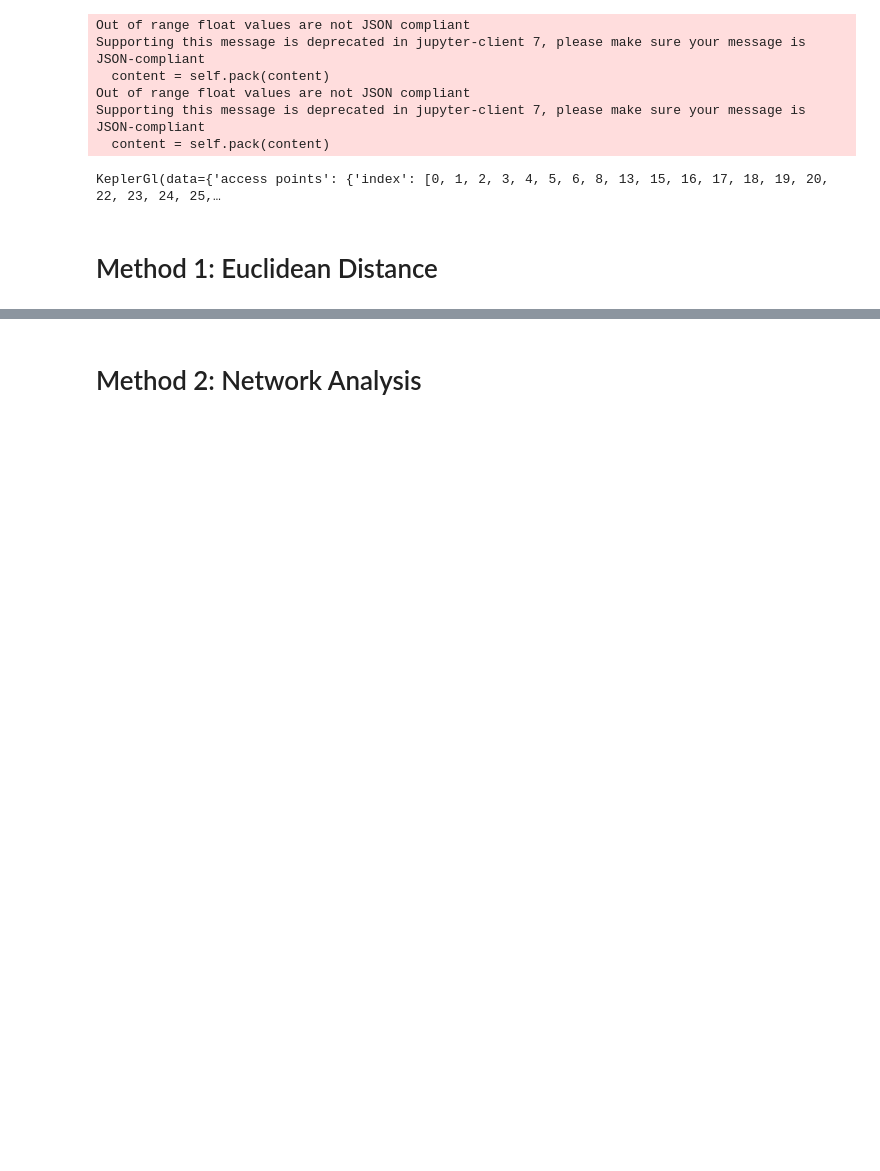
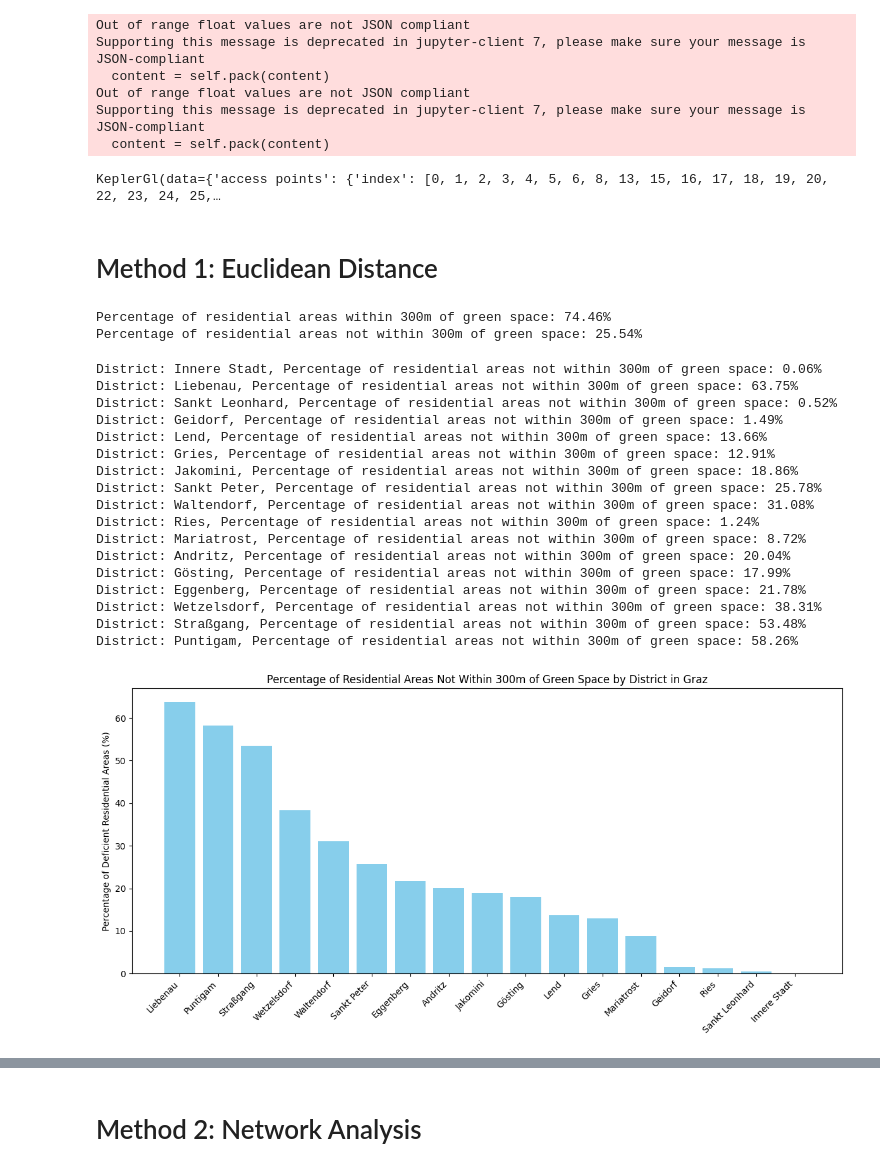
Before and after one commit to tobiashochreiter/Mid-Term-Project-GIS-Analysis-2, a Jupyter notebook: group4_midterm.ipynb, the cells around one changed output, grey strips where cells are left out. Drawn from its saved outputs; the diff is of its cells as text; code cells hidden in the pictures; blank space fills up the shorter version.

Commit message:
first results

```diff
--- a/group4_midterm.ipynb
+++ b/group4_midterm.ipynb
@@ -205,7 +204,7 @@ highways.plot()
 green_spaces = green_spaces[~green_spaces.geometry.intersects(highway_buffer.unary_union)]
 
 #keep only relevant columns
-green_spaces = green_spaces[['geometry', 'amenity', 'leisure', 'landuse', 'natural', 'sport', 'name']]
+green_spaces = green_spaces[['geometry', 'amenity', 'leisure', 'landuse', 'natural', 'sport', 'name','access']]
 print(green_spaces.head())
 # %% [output]
                                                            geometry amenity  \
@@ -238,6 +239,9 @@ public_green = green_spaces[
 ]
 # Drop private gardens without name
 public_green = public_green[~((public_green["leisure"] == "garden") & (public_green["name"].isna()))]
+
+#exclude public green spaces that are marked as 'no' or 'private' access
+public_green = public_green[public_green['access'].isna() | public_green['access'].isin(['yes', 'permissive'])]
 # %%
 # Create categories for public green spaces: parks and gardens, urban forests, cemetery
 # Create a new column 'category' based on conditions
@@ -358,25 +362,90 @@ KeplerGl(data={'access points': {'index': [0, 1, 2, 3, 4, 5, 6, 8, 13, 15, 16, 1
 # %% [markdown]
 # Method 1: Euclidean Distance
 # %%
-# Create distance buffers of 300, 500 and 700 metres around the park access points
+# Create distance buffers of 100, 200, 300, and more metres around the park access points
 DISTS:list[int] = [100, 200, 300]  # in meters
 graz_boundary = gdf_graz.unary_union  # Get the city boundary as a single polygon
 
 for d in DISTS:
     # Create buffers and clip to city boundary
     access_points[f'buffer_{d}m'] = access_points.geometry.buffer(d).intersection(graz_boundary)
+#create buffer for distances over 300m and convert graz boundry to polygon
+graz_polygon = gpd.GeoDataFrame(geometry=[graz_boundary], crs=access_points.crs)
+access_points['buffer_over_300m'] = graz_polygon.difference(access_points['buffer_300m'].unary_union)
 # %%
 # Dissolve buffers
 eucl_buffers = {}
-
+#set previous buffer union to empty geometry
+previous_union = gpd.GeoSeries([gpd.GeoSeries([]).unary_union], crs=access_points.crs).unary_union
+#loop thorugh distances, dissolve and subtract previous buffers
 for d in DISTS:
     eucl_buffers[d] = gpd.GeoDataFrame(geometry=access_points[f'buffer_{d}m']).dissolve()
+    #subtract previous buffers to create rings
+    eucl_buffers[d]['geometry'] = eucl_buffers[d].geometry.difference(previous_union)
+    #update previous union
+    previous_union = eucl_buffers[d].geometry.unary_union
+# Dissolve buffer over 300m
+eucl_buffers['over_300m'] = gpd.GeoDataFrame(geometry=access_points['buffer_over_300m'])
 # %%
 # Intersect buffers with residential areas
+eucl_dist_res = {}
+for key, value in eucl_buffers.items():
+    eucl_dist_res[key] = gpd.overlay(value, gdf_residential, how='intersection')
 
-# Calculate area and percentage of green residential areas
+# Calculate area and percentage of green residential areas by subtractig outer buffer from residential areas
+green_areas_eucl = gpd.overlay(gdf_residential, eucl_buffers['over_300m'], how='difference')
+percent_green_eucl = (green_areas_eucl.geometry.area.sum() / gdf_residential.geometry.area.sum()) * 100
+print(f"Percentage of residential areas within 300m of green space: {percent_green_eucl:.2f}%")
 
 
-# Calculate deficient area (not within 700 m of green space) in total and for each district
+# Calculate deficient area (not within 300 m of green space) in total
+deficient_area_eucl = gpd.overlay(gdf_residential, eucl_buffers['over_300m'], how='intersection')
+percent_deficient_eucl = (deficient_area_eucl.geometry.area.sum() / gdf_residential.geometry.area.sum()) * 100
+print(f"Percentage of residential areas not within 300m of green space: {percent_deficient_eucl:.2f}%")
+# %% [output]
+Percentage of residential areas within 300m of green space: 74.46%
+Percentage of residential areas not within 300m of green space: 25.54%
+# %%
+# Calculate deficient areas for each district
+deficient_areas_districts = {}
+for district in gdf_districts['name']:
+    district_geom = gdf_districts[gdf_districts['name'] == district].geometry.union_all()
+    residential_in_district = gpd.overlay(gdf_residential, gpd.GeoDataFrame(geometry=[district_geom], crs=gdf_residential.crs), how='intersection')
+    deficient_area_district = gpd.overlay(residential_in_district, eucl_buffers['over_300m'], how='intersection')
+    percent_deficient_district = (deficient_area_district.geometry.area.sum() / residential_in_district.geometry.area.sum()) * 100
+    deficient_areas_districts[district] = percent_deficient_district
+
+#print results and create bar chart
+for district, percent_deficient_district in deficient_areas_districts.items():
+    print(f"District: {district}, Percentage of residential areas not within 300m of green space: {percent_deficient_district:.2f}%")
+
+# Create bar chart soreted by percentage
+deficient_areas_districts_sorted = dict(sorted(deficient_areas_districts.items(), key=lambda item: item[1], reverse=True))
+plt.figure(figsize=(12, 6))
+plt.bar(deficient_areas_districts_sorted.keys(), deficient_areas_districts_sorted.values(), color='skyblue')
+plt.xticks(rotation=45, ha='right')
+plt.ylabel('Percentage of Deficient Residential Areas (%)')
+plt.title('Percentage of Residential Areas Not Within 300m of Green Space by District in Graz')
+plt.tight_layout()
+plt.show()
+# %% [output]
+District: Innere Stadt, Percentage of residential areas not within 300m of green space: 0.06%
+District: Liebenau, Percentage of residential areas not within 300m of green space: 63.75%
+District: Sankt Leonhard, Percentage of residential areas not within 300m of green space: 0.52%
+District: Geidorf, Percentage of residential areas not within 300m of green space: 1.49%
+District: Lend, Percentage of residential areas not within 300m of green space: 13.66%
+District: Gries, Percentage of residential areas not within 300m of green space: 12.91%
+District: Jakomini, Percentage of residential areas not within 300m of green space: 18.86%
+District: Sankt Peter, Percentage of residential areas not within 300m of green space: 25.78%
+District: Waltendorf, Percentage of residential areas not within 300m of green space: 31.08%
+District: Ries, Percentage of residential areas not within 300m of green space: 1.24%
+District: Mariatrost, Percentage of residential areas not within 300m of green space: 8.72%
+District: Andritz, Percentage of residential areas not within 300m of green space: 20.04%
+District: Gösting, Percentage of residential areas not within 300m of green space: 17.99%
+District: Eggenberg, Percentage of residential areas not within 300m of green space: 21.78%
+District: Wetzelsdorf, Percentage of residential areas not within 300m of green space: 38.31%
+District: Straßgang, Percentage of residential areas not within 300m of green space: 53.48%
+District: Puntigam, Percentage of residential areas not within 300m of green space: 58.26%
+[figure, added]
 # %%
 # How much of residential areas are within each buffer?
```
Also changed, not shown: parts of 19 cells of this notebook, 4 other files.
